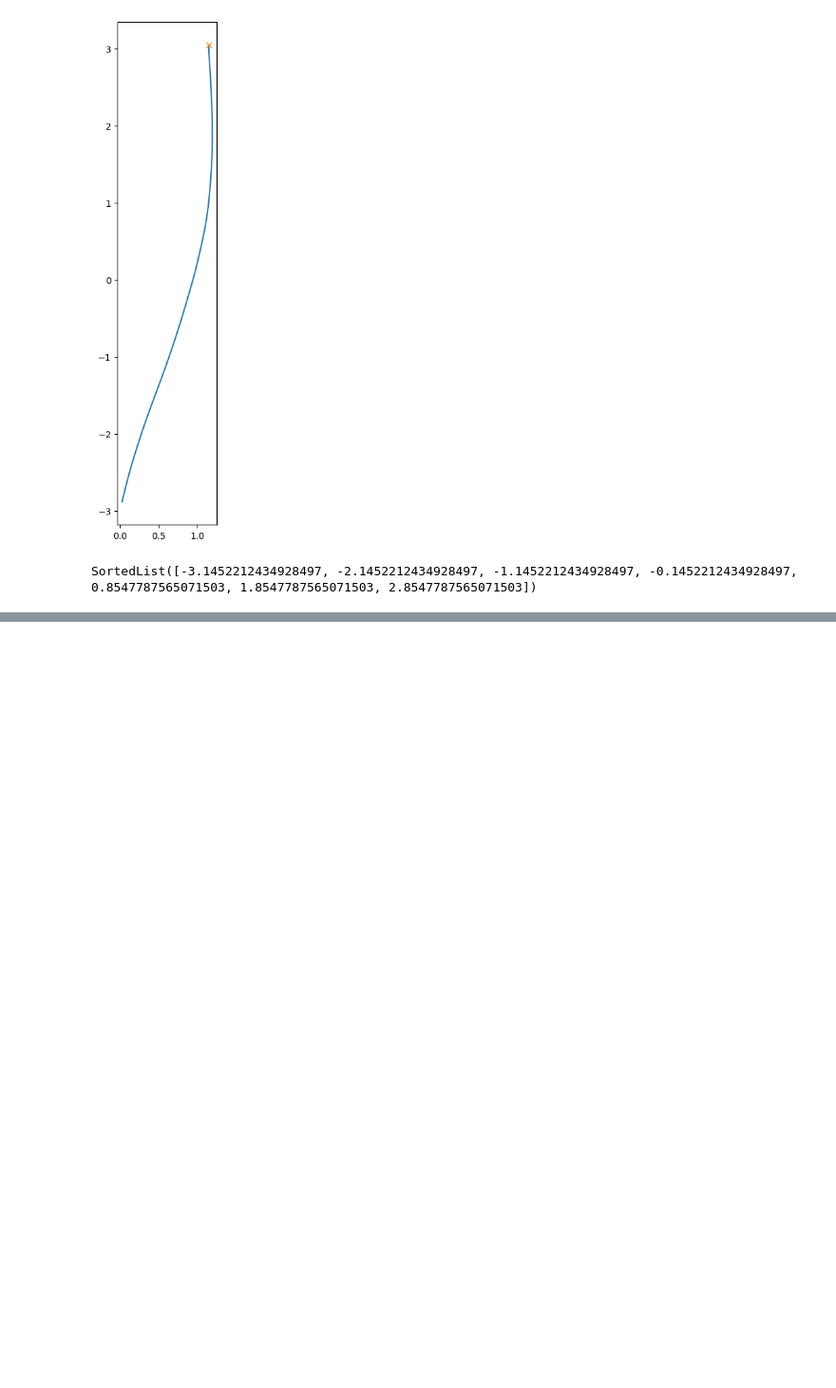
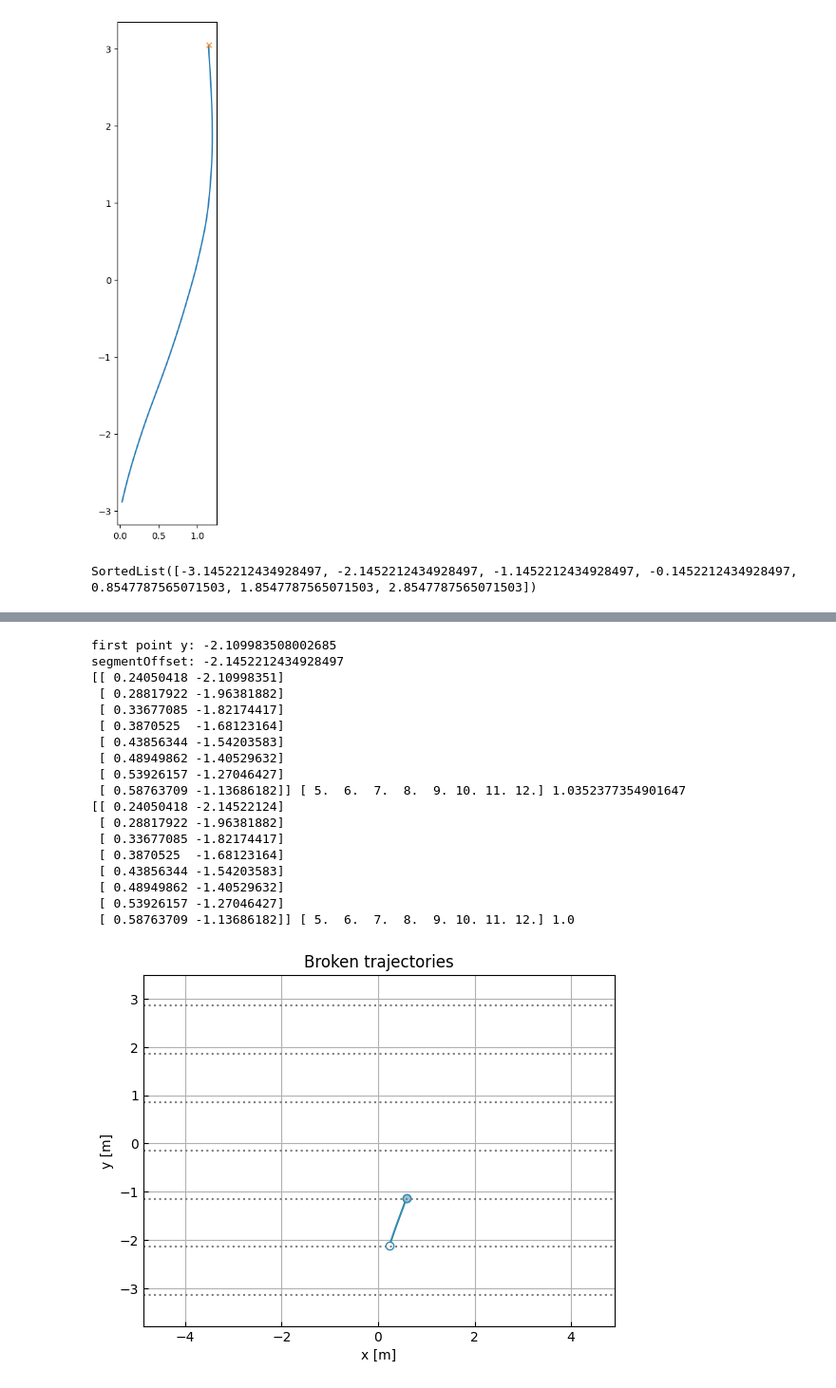
Before and after one commit to adhocmaster/diverging-trajectories, a Jupyter notebook: src/notebooks/break-by-y-axis.ipynb, the cells around one changed output, grey strips where cells are left out. Shown at 95% size. Cells and saved outputs as stored; diff of their text form; code cells hidden in the pictures; blank space fills up the shorter version.

Commit message:
bad adjustments done

```diff
--- a/src/notebooks/break-by-y-axis.ipynb
+++ b/src/notebooks/break-by-y-axis.ipynb
@@ -131,0 +132,39 @@ singleTrack.head()
+# %%
+pattern = patterns[1]
+newPattern = extractor.adjustToStartInterval(pattern, pattern.t_0)
+print(pattern.r, pattern.t, pattern.yOffset)
+print(newPattern.r, newPattern.t, newPattern.yOffset)
+patternVisualizer.plotPatterns(
+    [pattern],
+    hLines=extractor.segmentOffsets,
+    xmin=pedDf["sceneX"].min(),
+    xmax=pedDf["sceneX"].max(),
+    title="Broken trajectories"
+)
+patternVisualizer.plotPatterns(
+    [newPattern],
+    hLines=extractor.segmentOffsets,
+    xmin=pedDf["sceneX"].min(),
+    xmax=pedDf["sceneX"].max(),
+    title="Broken trajectories"
+)
+# %% [output]
+first point y: -2.109983508002685
+segmentOffset: -2.1452212434928497
+[[ 0.24050418 -2.10998351]
+ [ 0.28817922 -1.96381882]
+ [ 0.33677085 -1.82174417]
+ [ 0.3870525  -1.68123164]
+ [ 0.43856344 -1.54203583]
+ [ 0.48949862 -1.40529632]
+ [ 0.53926157 -1.27046427]
+ [ 0.58763709 -1.13686182]] [ 5.  6.  7.  8.  9. 10. 11. 12.] 1.0352377354901647
+[[ 0.24050418 -2.14522124]
+ [ 0.28817922 -1.96381882]
+ [ 0.33677085 -1.82174417]
+ [ 0.3870525  -1.68123164]
+ [ 0.43856344 -1.54203583]
+ [ 0.48949862 -1.40529632]
+ [ 0.53926157 -1.27046427]
+ [ 0.58763709 -1.13686182]] [ 5.  6.  7.  8.  9. 10. 11. 12.] 1.0
+[figure, added]
```
Also changed, not shown: parts of 7 cells of this notebook, 3 other files.
